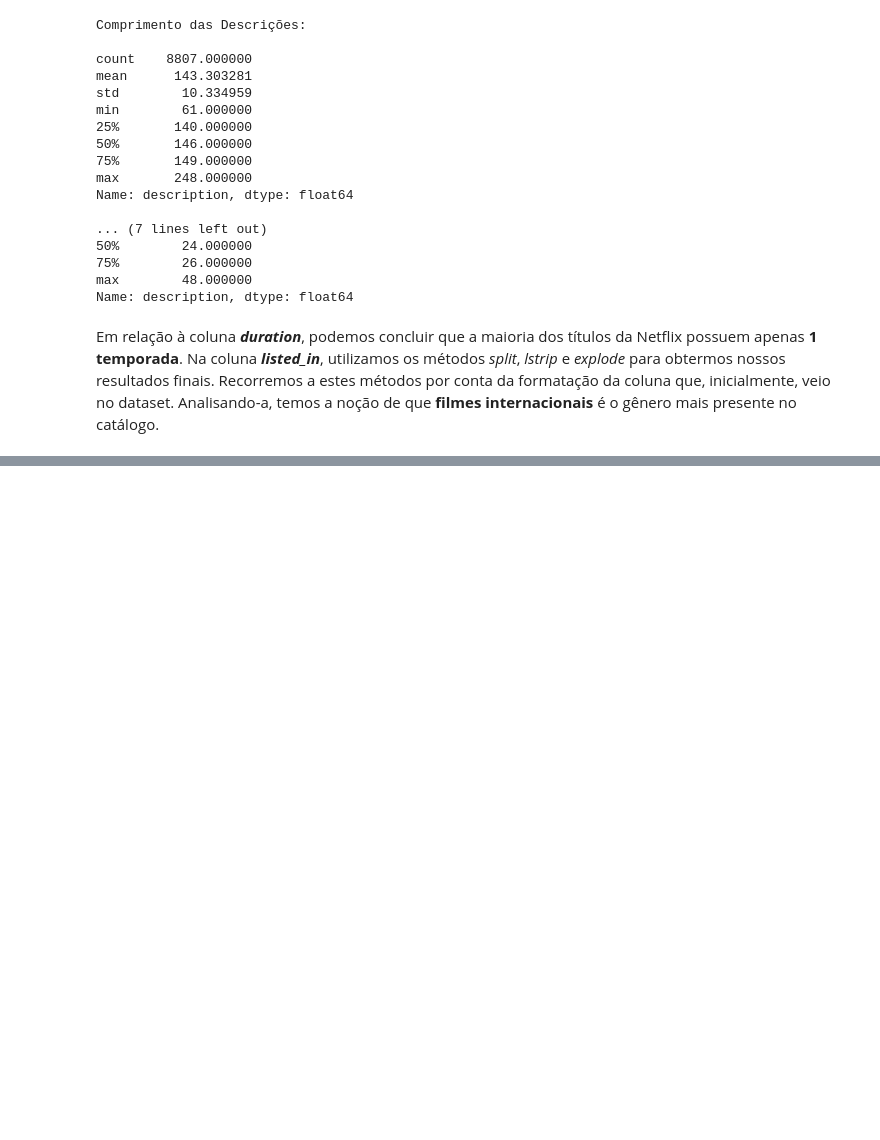
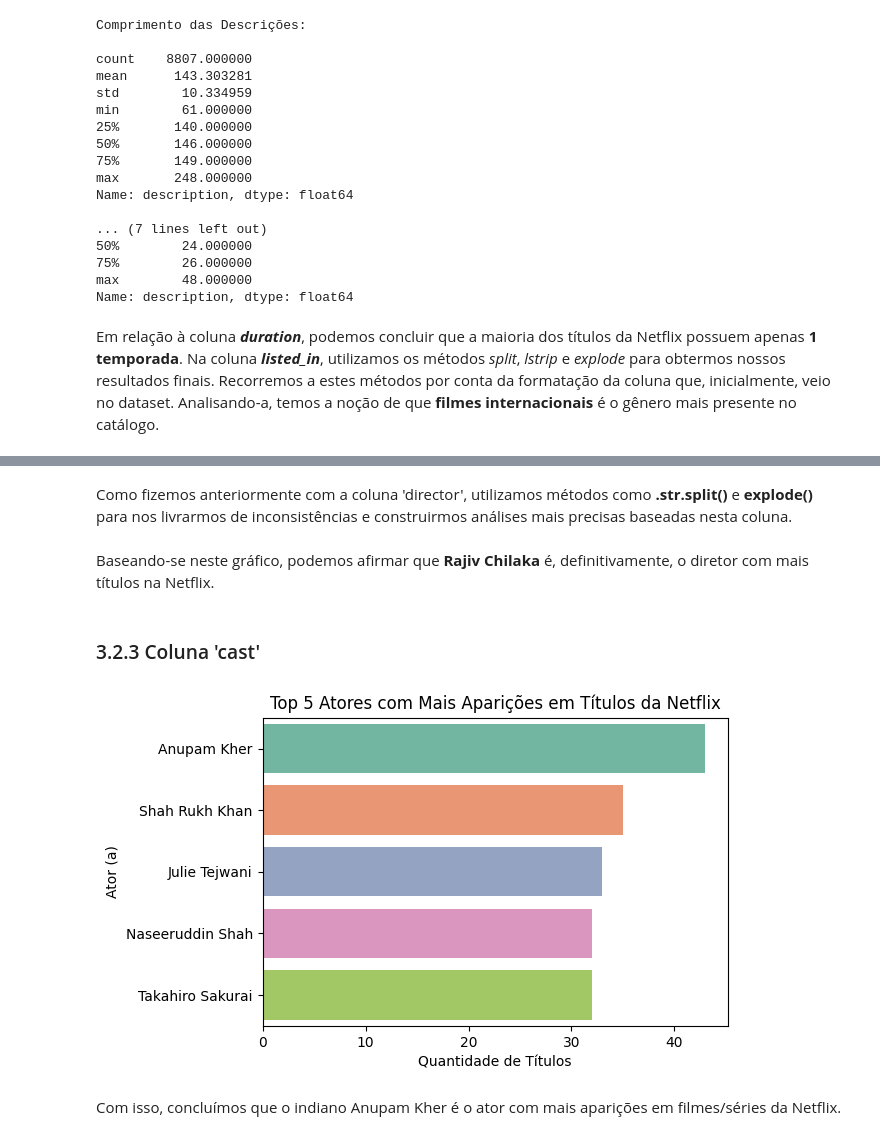
Before and after one commit to mendes078/Projeto_2025.2, a Jupyter notebook: Projeto - 2025.2/main.ipynb, the cells around one changed output, grey strips where cells are left out. Saved outputs shown, nothing was run; the diff lists cells and outputs as text; code cells hidden in the pictures; blank space fills up the shorter version.

```diff
--- a/Projeto - 2025.2/main.ipynb
+++ b/Projeto - 2025.2/main.ipynb
@@ -353,0 +397,22 @@ Por fim, como a coluna **_description_** é composta, principalmente, por frases
+# %% [markdown]
+Como fizemos anteriormente com a coluna 'director', utilizamos métodos como **.str.split()** e **explode()** para nos livrarmos de inconsistências e construirmos análises mais precisas baseadas nesta coluna.
+# %% [markdown]
+Baseando-se neste gráfico, podemos afirmar que **Rajiv Chilaka** é, definitivamente, o diretor com mais títulos na Netflix.
+# %% [markdown]
+### 3.2.3 Coluna 'cast'
+# %%
+# Criando o gráfico para a coluna 'cast':
+
+atores_separados = df['cast'][df['cast'] != "Unknown"].str.split(",").explode().str.lstrip()
+cinco_atores = atores_separados.value_counts().head()
+
+plt.figure(figsize = (6, 4))
+sns.barplot(x = cinco_atores.values, y = cinco_atores.index, hue = cinco_atores.index, palette = "Set2")
+plt.title("Top 5 Atores com Mais Aparições em Títulos da Netflix")
+plt.xlabel("Quantidade de Títulos")
+plt.ylabel("Ator (a)")
+plt.show()
+# %% [output]
+[figure, added]
+# %% [markdown]
+Com isso, concluímos que o indiano Anupam Kher é o ator com mais aparições em filmes/séries da Netflix.
```
Also changed, not shown: parts of 16 cells of this notebook.
